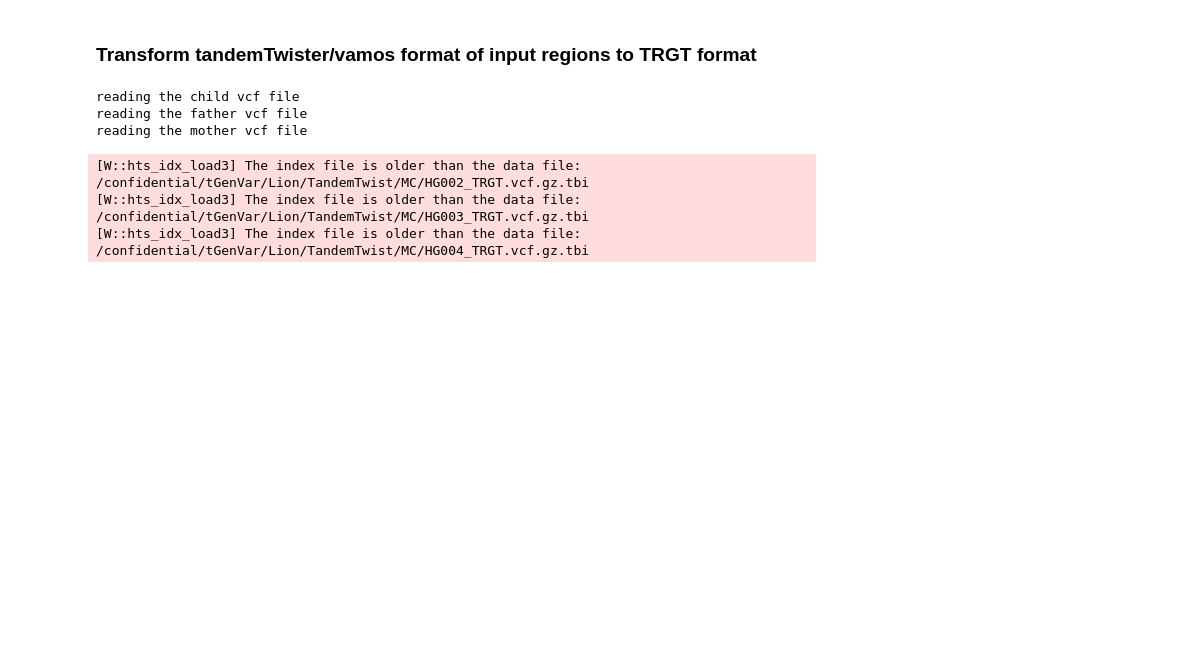
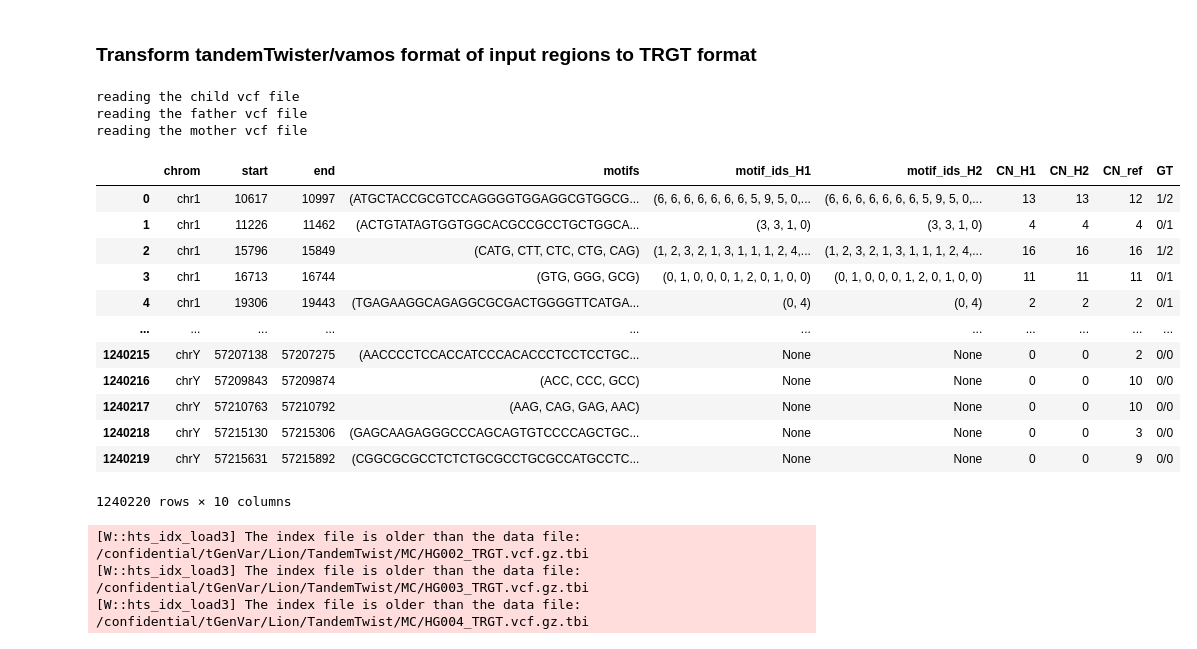
Before and after one commit to Lionward/ProleTRact, a Jupyter notebook: calculate_MC_TR_callers.ipynb, the cells around one changed output. Saved outputs shown, nothing was run; the diff lists cells and outputs as text; code cells hidden in the pictures; blank space fills up the shorter version.

```diff
--- a/calculate_MC_TR_callers.ipynb
+++ b/calculate_MC_TR_callers.ipynb
@@ -508,6 +512,25 @@ mother_df_tandem_twister= parse_vcf_tandemtwister(mother_tandemtwister)
 reading the child vcf file
 reading the father vcf file
 reading the mother vcf file
+# %%
+child_df_tandem_twister
+# print the rows that have nan values
+#(child_df_tandem_twister.isnull().any(axis=1)) &
+child_df_tandem_twister
+# %% [output]
+|  | chrom | start | end | motifs | motif_ids_H1 | motif_ids_H2 | CN_H1 | CN_H2 | CN_ref | GT |
+| 0 | chr1 | 10617 | 10997 | (ATGCTACCGCGTCCAGGGGTGGAGGCGTGGCG... | (6, 6, 6, 6, 6, 6, 6, 5, 9, 5, 0,... | (6, 6, 6, 6, 6, 6, 6, 5, 9, 5, 0,... | 13 | 13 | 12 | 1/2 |
+| 1 | chr1 | 11226 | 11462 | (ACTGTATAGTGGTGGCACGCCGCCTGCTGGCA... | (3, 3, 1, 0) | (3, 3, 1, 0) | 4 | 4 | 4 | 0/1 |
+| 2 | chr1 | 15796 | 15849 | (CATG, CTT, CTC, CTG, CAG) | (1, 2, 3, 2, 1, 3, 1, 1, 1, 2, 4,... | (1, 2, 3, 2, 1, 3, 1, 1, 1, 2, 4,... | 16 | 16 | 16 | 1/2 |
+| 3 | chr1 | 16713 | 16744 | (GTG, GGG, GCG) | (0, 1, 0, 0, 0, 1, 2, 0, 1, 0, 0) | (0, 1, 0, 0, 0, 1, 2, 0, 1, 0, 0) | 11 | 11 | 11 | 0/1 |
+| 4 | chr1 | 19306 | 19443 | (TGAGAAGGCAGAGGCGCGACTGGGGTTCATGA... | (0, 4) | (0, 4) | 2 | 2 | 2 | 0/1 |
+| ... | ... | ... | ... | ... | ... | ... | ... | ... | ... | ... |
+| 1240215 | chrY | 57207138 | 57207275 | (AACCCCTCCACCATCCCACACCCTCCTCCTGC... | None | None | 0 | 0 | 2 | 0/0 |
+| 1240216 | chrY | 57209843 | 57209874 | (ACC, CCC, GCC) | None | None | 0 | 0 | 10 | 0/0 |
+| 1240217 | chrY | 57210763 | 57210792 | (AAG, CAG, GAG, AAC) | None | None | 0 | 0 | 10 | 0/0 |
+| 1240218 | chrY | 57215130 | 57215306 | (GAGCAAGAGGGCCCAGCAGTGTCCCCAGCTGC... | None | None | 0 | 0 | 3 | 0/0 |
+| 1240219 | chrY | 57215631 | 57215892 | (CGGCGCGCCTCTCTGCGCCTGCGCCATGCCTC... | None | None | 0 | 0 | 9 | 0/0 |
+1240220 rows × 10 columns
 # %%
 
 child_TRGT = "/confidential/tGenVar/Lion/TandemTwist/MC/HG002_TRGT.vcf.gz"
```
Also changed, not shown: parts of 8 cells of this notebook.
